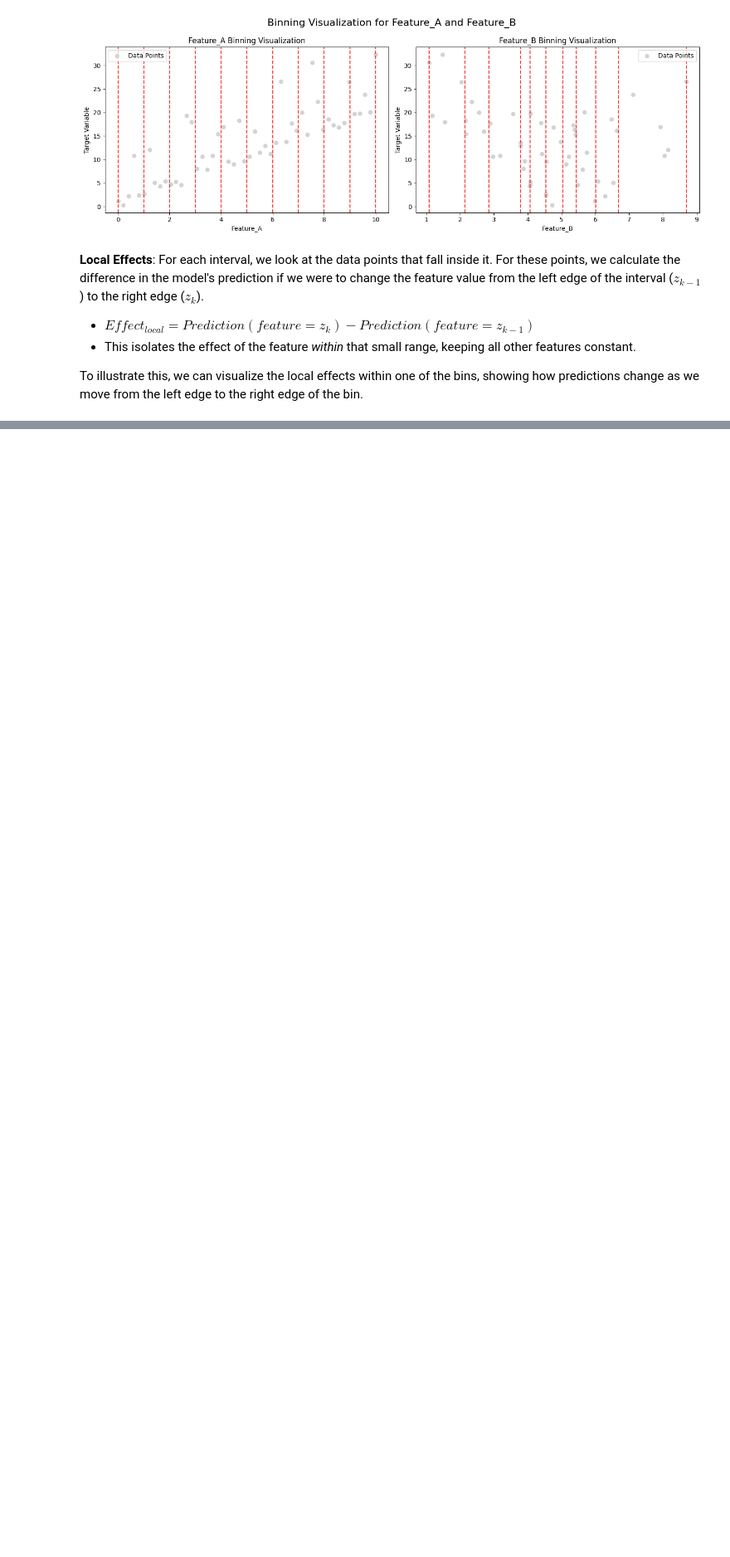
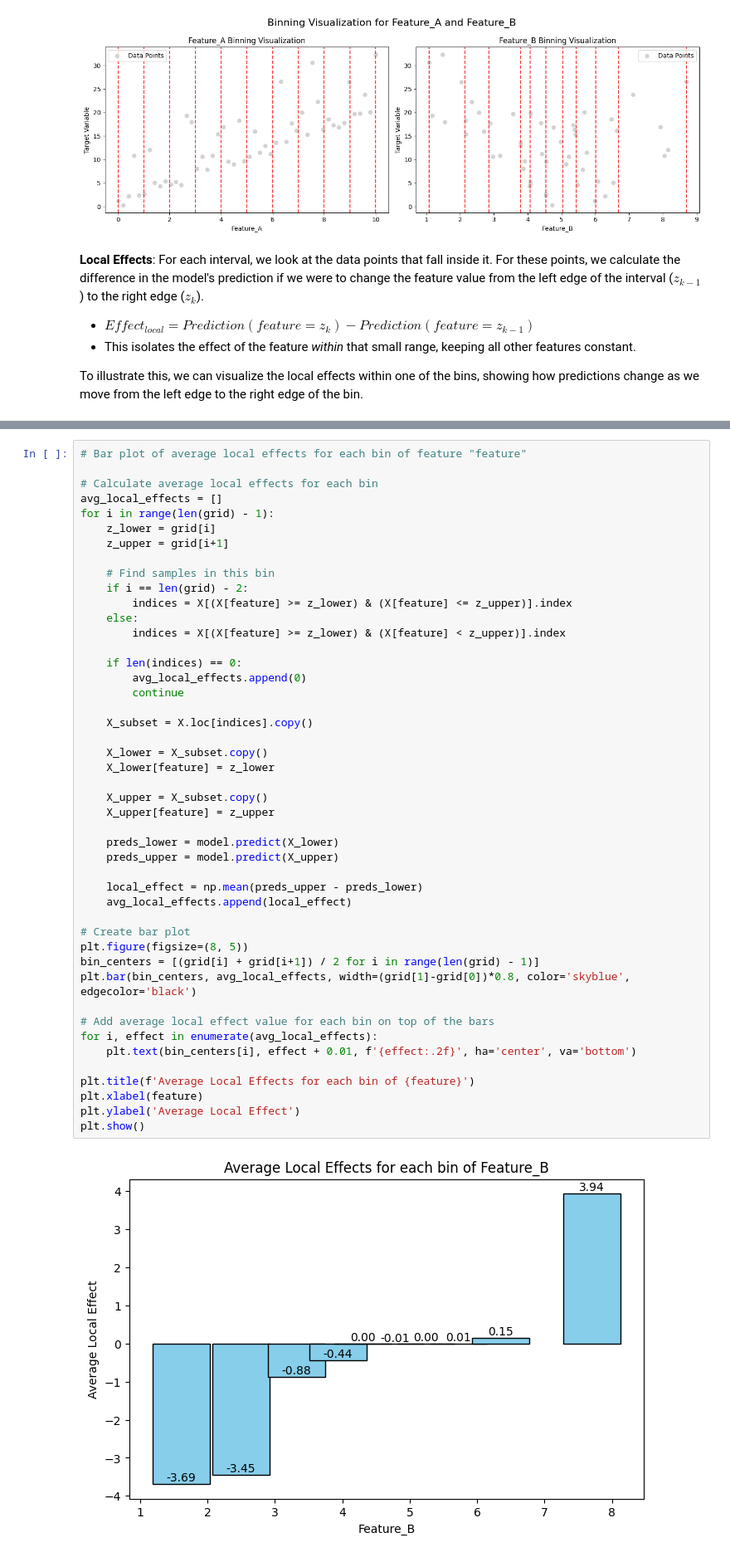
Before and after one commit to Gdeterline/Small-Projects-And-Courses, a Jupyter notebook: Courses/ALE.ipynb, the cells around one changed output, grey strips where cells are left out. Shown at 83% size. Saved outputs shown, nothing was run; the diff lists cells and outputs as text; blank space fills up the shorter version.

```diff
--- a/Courses/ALE.ipynb
+++ b/Courses/ALE.ipynb
@@ -181,0 +240,48 @@ n_bin_B = 4
+# %%
+# Bar plot of average local effects for each bin of feature "feature"
+
+# Calculate average local effects for each bin
+avg_local_effects = []
+for i in range(len(grid) - 1):
+    z_lower = grid[i]
+    z_upper = grid[i+1]
+
+    # Find samples in this bin
+    if i == len(grid) - 2:
+        indices = X[(X[feature] >= z_lower) & (X[feature] <= z_upper)].index
+    else:
+        indices = X[(X[feature] >= z_lower) & (X[feature] < z_upper)].index
+
+    if len(indices) == 0:
+        avg_local_effects.append(0)
+        continue
+
+    X_subset = X.loc[indices].copy()
+
+    X_lower = X_subset.copy()
+    X_lower[feature] = z_lower
+
+    X_upper = X_subset.copy()
+    X_upper[feature] = z_upper
+
+    preds_lower = model.predict(X_lower)
+    preds_upper = model.predict(X_upper)
+
+    local_effect = np.mean(preds_upper - preds_lower)
+    avg_local_effects.append(local_effect)
+
+# Create bar plot
+plt.figure(figsize=(8, 5))
+bin_centers = [(grid[i] + grid[i+1]) / 2 for i in range(len(grid) - 1)]
+plt.bar(bin_centers, avg_local_effects, width=(grid[1]-grid[0])*0.8, color='skyblue', edgecolor='black')
+
+# Add average local effect value for each bin on top of the bars
+for i, effect in enumerate(avg_local_effects):
+    plt.text(bin_centers[i], effect + 0.01, f'{effect:.2f}', ha='center', va='bottom')
+
+plt.title(f'Average Local Effects for each bin of {feature}')
+plt.xlabel(feature)
+plt.ylabel('Average Local Effect')
+plt.show()
+# %% [output]
+[figure, added]
```
Also changed, not shown: parts of 10 cells of this notebook.
